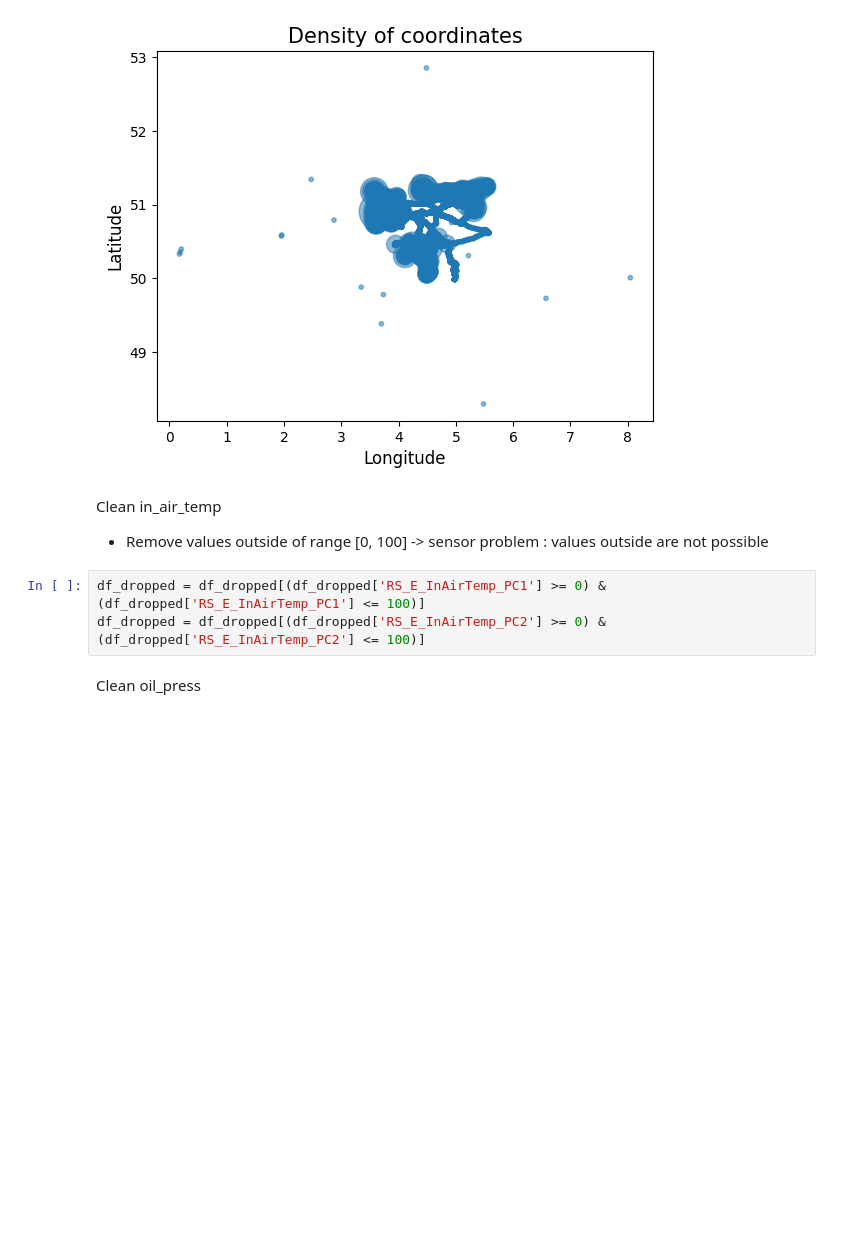
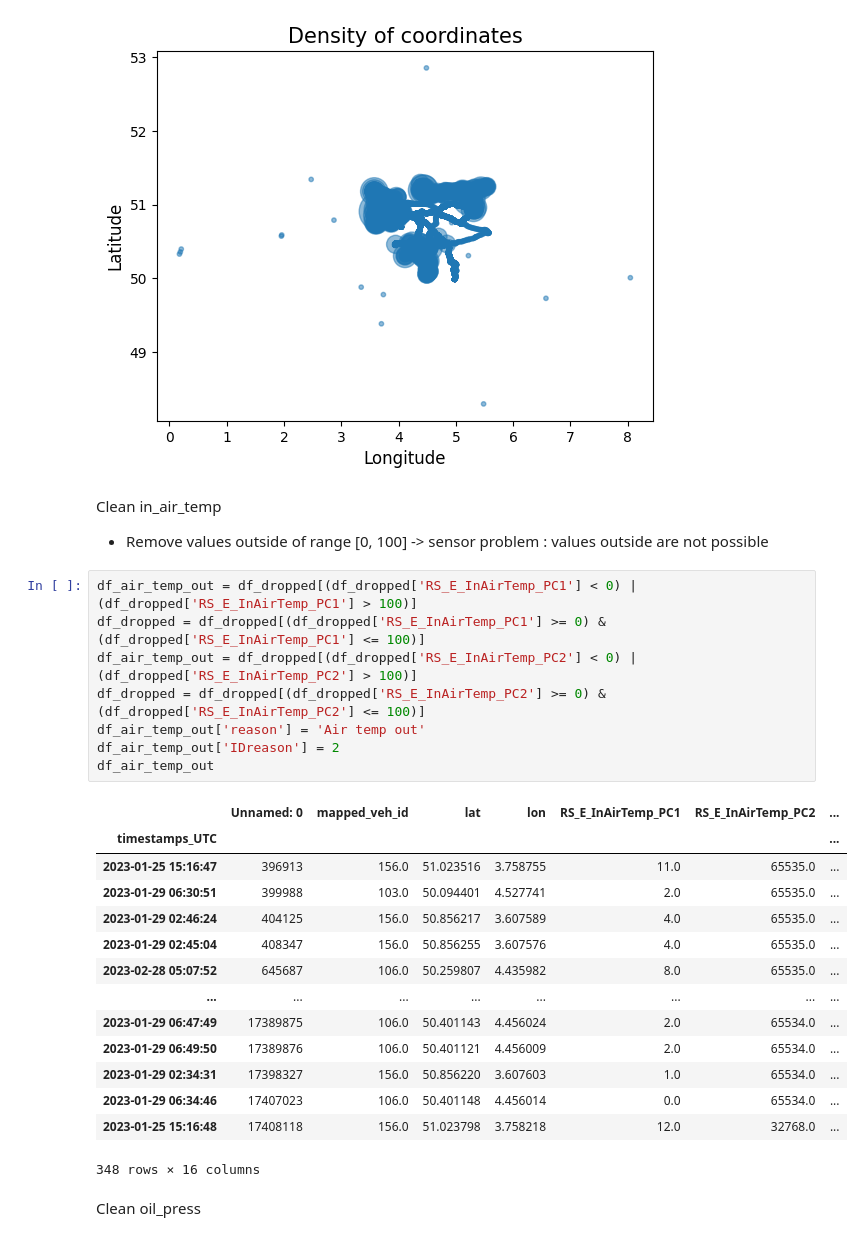
Before and after one commit to koadegno/data-minig-project, a Jupyter notebook: DM_plots.ipynb, the cells around one changed output. Drawn from its saved outputs; the diff is of its cells as text; blank space fills up the shorter version.

```diff
--- a/DM_plots.ipynb
+++ b/DM_plots.ipynb
@@ -73,8 +102,28 @@ plt.savefig("explo/before_log.png")
 Clean in_air_temp
 - Remove values outside of range [0, 100] -> sensor problem : values outside are not possible
 # %%
+df_air_temp_out = df_dropped[(df_dropped['RS_E_InAirTemp_PC1'] < 0) | (df_dropped['RS_E_InAirTemp_PC1'] > 100)]
 df_dropped = df_dropped[(df_dropped['RS_E_InAirTemp_PC1'] >= 0) & (df_dropped['RS_E_InAirTemp_PC1'] <= 100)]
+df_air_temp_out = df_dropped[(df_dropped['RS_E_InAirTemp_PC2'] < 0) | (df_dropped['RS_E_InAirTemp_PC2'] > 100)]
 df_dropped = df_dropped[(df_dropped['RS_E_InAirTemp_PC2'] >= 0) & (df_dropped['RS_E_InAirTemp_PC2'] <= 100)]
+df_air_temp_out['reason'] = 'Air temp out'
+df_air_temp_out['IDreason'] = 2
+df_air_temp_out
+# %% [output]
+|  | Unnamed: 0 | mapped_veh_id | lat | lon | RS_E_InAirTemp_PC1 | RS_E_InAirTemp_PC2 | ... |
+| timestamps_UTC |  |  |  |  |  |  | ... |
+| 2023-01-25 15:16:47 | 396913 | 156.0 | 51.023516 | 3.758755 | 11.0 | 65535.0 | ... |
+| 2023-01-29 06:30:51 | 399988 | 103.0 | 50.094401 | 4.527741 | 2.0 | 65535.0 | ... |
+| 2023-01-29 02:46:24 | 404125 | 156.0 | 50.856217 | 3.607589 | 4.0 | 65535.0 | ... |
+| 2023-01-29 02:45:04 | 408347 | 156.0 | 50.856255 | 3.607576 | 4.0 | 65535.0 | ... |
+| 2023-02-28 05:07:52 | 645687 | 106.0 | 50.259807 | 4.435982 | 8.0 | 65535.0 | ... |
+| ... | ... | ... | ... | ... | ... | ... | ... |
+| 2023-01-29 06:47:49 | 17389875 | 106.0 | 50.401143 | 4.456024 | 2.0 | 65534.0 | ... |
+| 2023-01-29 06:49:50 | 17389876 | 106.0 | 50.401121 | 4.456009 | 2.0 | 65534.0 | ... |
+| 2023-01-29 02:34:31 | 17398327 | 156.0 | 50.856220 | 3.607603 | 1.0 | 65534.0 | ... |
+| 2023-01-29 06:34:46 | 17407023 | 106.0 | 50.401148 | 4.456014 | 0.0 | 65534.0 | ... |
+| 2023-01-25 15:16:48 | 17408118 | 156.0 | 51.023798 | 3.758218 | 12.0 | 32768.0 | ... |
+348 rows × 16 columns
 # %% [markdown]
 Clean oil_press
 # %% [markdown]
```
Also changed, not shown: parts of 11 cells of this notebook, 1 other file.
